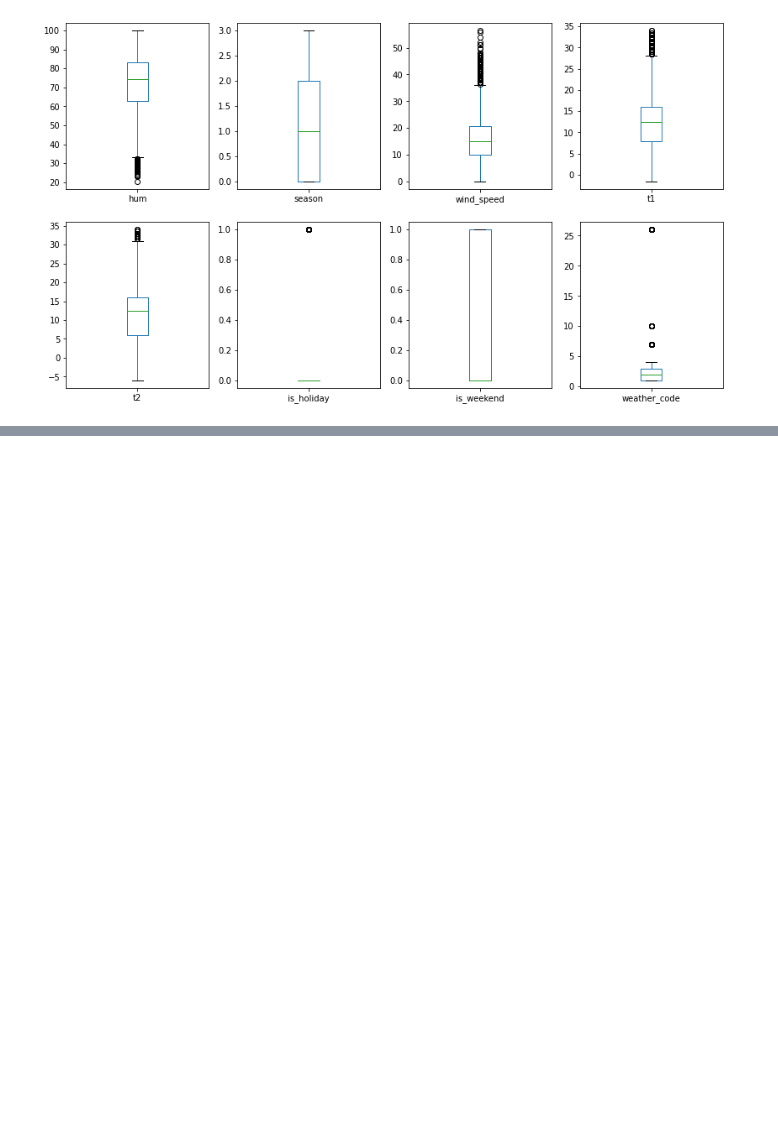
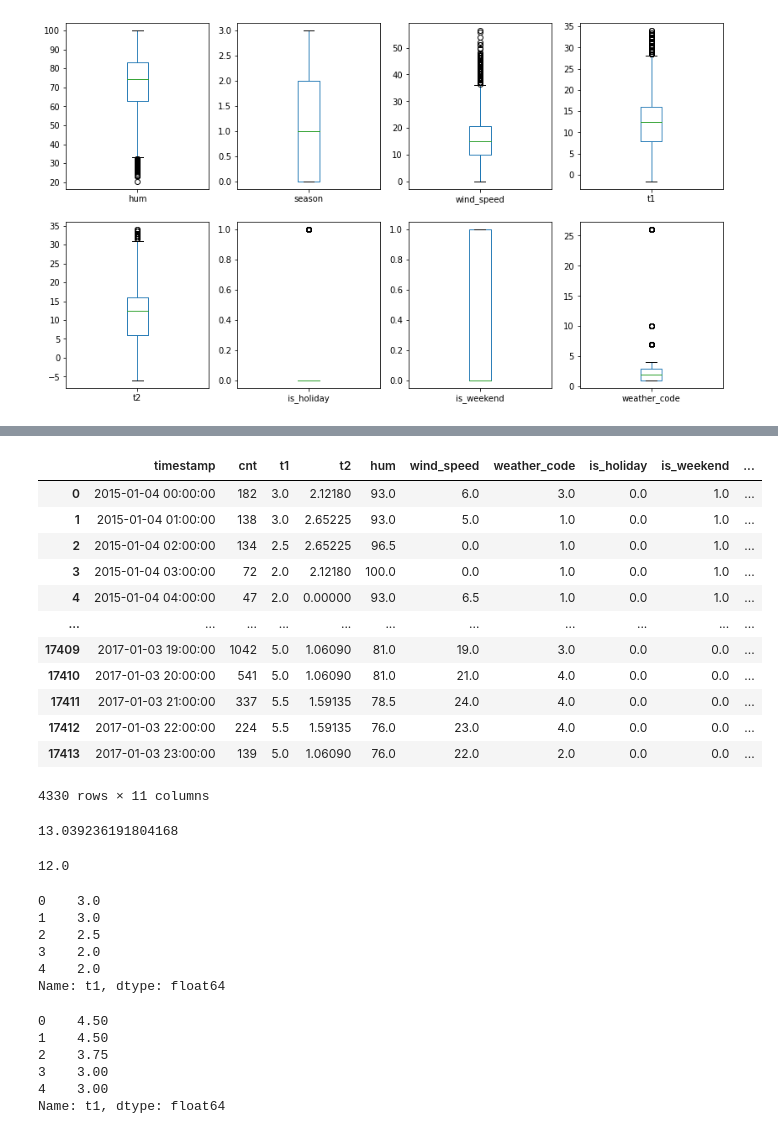
Before and after one commit to BatesJ72/LondonBikes, a Jupyter notebook: London_Bikes_Analysis.ipynb, the cells around one changed output, grey strips where cells are left out. Saved outputs shown, nothing was run; the diff lists cells and outputs as text; code cells hidden in the pictures; blank space fills up the shorter version.

```diff
--- a/London_Bikes_Analysis.ipynb
+++ b/London_Bikes_Analysis.ipynb
@@ -194,0 +243,44 @@ dtype: object
+# %%
+data.loc[data["season"] == 3]
+# %% [output]
+|  | timestamp | cnt | t1 | t2 | hum | wind_speed | weather_code | is_holiday | is_weekend | ... |
+| 0 | 2015-01-04 00:00:00 | 182 | 3.0 | 2.12180 | 93.0 | 6.0 | 3.0 | 0.0 | 1.0 | ... |
+| 1 | 2015-01-04 01:00:00 | 138 | 3.0 | 2.65225 | 93.0 | 5.0 | 1.0 | 0.0 | 1.0 | ... |
+| 2 | 2015-01-04 02:00:00 | 134 | 2.5 | 2.65225 | 96.5 | 0.0 | 1.0 | 0.0 | 1.0 | ... |
+| 3 | 2015-01-04 03:00:00 | 72 | 2.0 | 2.12180 | 100.0 | 0.0 | 1.0 | 0.0 | 1.0 | ... |
+| 4 | 2015-01-04 04:00:00 | 47 | 2.0 | 0.00000 | 93.0 | 6.5 | 1.0 | 0.0 | 1.0 | ... |
+| ... | ... | ... | ... | ... | ... | ... | ... | ... | ... | ... |
+| 17409 | 2017-01-03 19:00:00 | 1042 | 5.0 | 1.06090 | 81.0 | 19.0 | 3.0 | 0.0 | 0.0 | ... |
+| 17410 | 2017-01-03 20:00:00 | 541 | 5.0 | 1.06090 | 81.0 | 21.0 | 4.0 | 0.0 | 0.0 | ... |
+| 17411 | 2017-01-03 21:00:00 | 337 | 5.5 | 1.59135 | 78.5 | 24.0 | 4.0 | 0.0 | 0.0 | ... |
+| 17412 | 2017-01-03 22:00:00 | 224 | 5.5 | 1.59135 | 76.0 | 23.0 | 4.0 | 0.0 | 0.0 | ... |
+| 17413 | 2017-01-03 23:00:00 | 139 | 5.0 | 1.06090 | 76.0 | 22.0 | 2.0 | 0.0 | 0.0 | ... |
+4330 rows × 11 columns
+# %%
+data.loc[data["season"] == 2, 't1'].mean()
+# %% [output]
+13.039236191804168
+# %%
+data.loc[(data["season"] == 2) & (data["t1"] == 13), 'wind_speed'].median()
+# %% [output]
+12.0
+# %%
+data["t1"].head()
+# %% [output]
+0    3.0
+1    3.0
+2    2.5
+3    2.0
+4    2.0
+Name: t1, dtype: float64
+# %%
+data.loc[data["season"] == 3, "t1"] *= 1.5
+
+data["t1"].head()
+# %% [output]
+0    4.50
+1    4.50
+2    3.75
+3    3.00
+4    3.00
+Name: t1, dtype: float64
```
Also changed, not shown: parts of 6 cells of this notebook.
